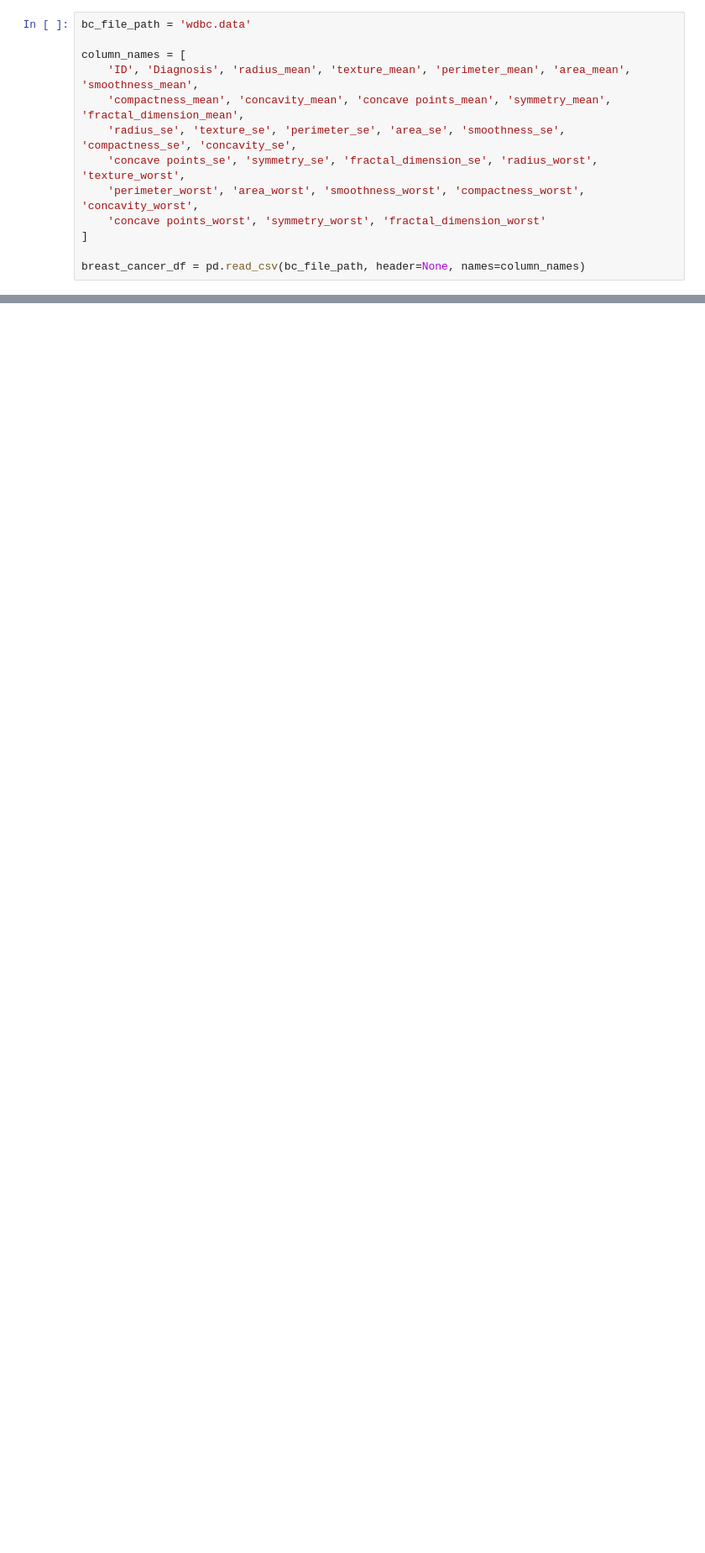
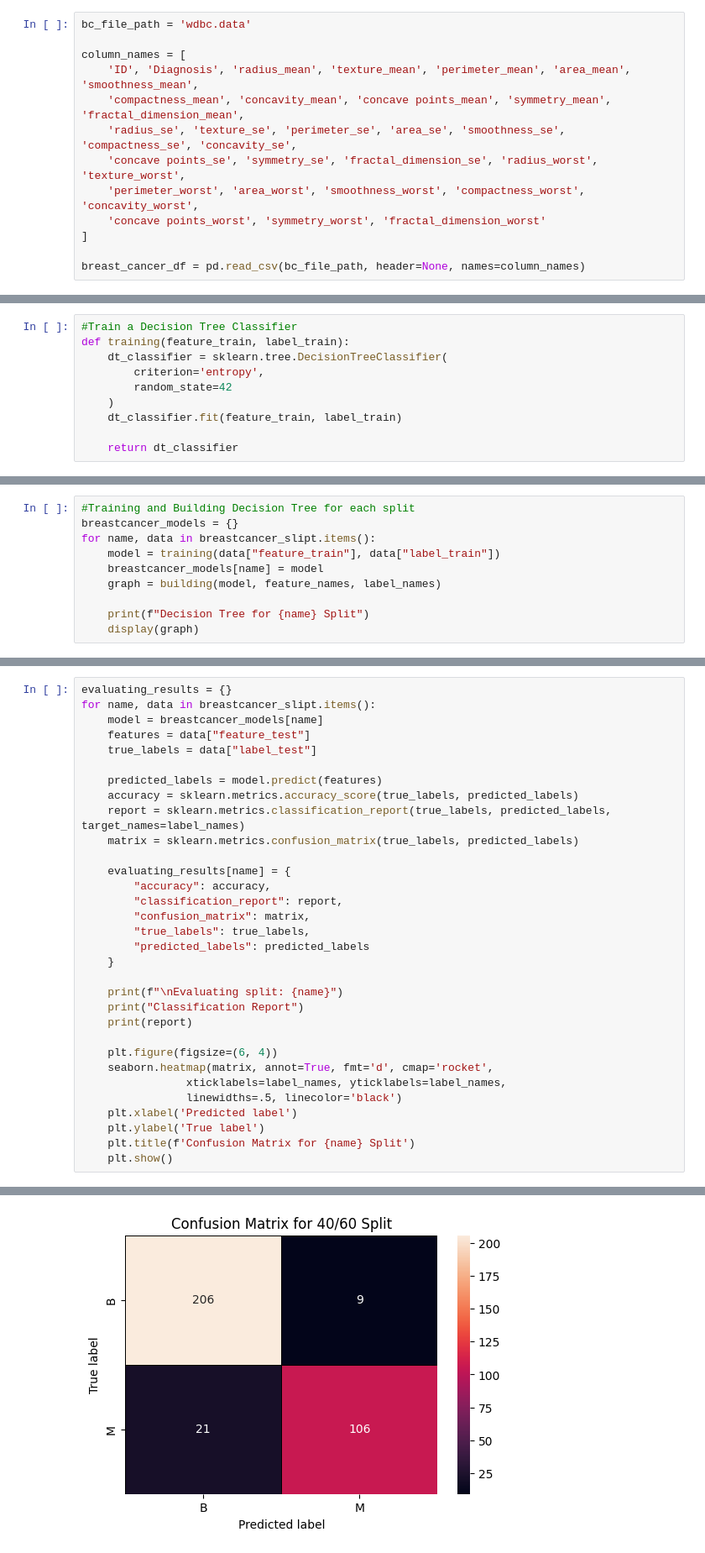
Before and after one commit to KiyoshiKoii/Project-03-DecisionTree-IntroductionToAI-HCMUS-23CLC09, a Jupyter notebook: BreastCancer.ipynb, the cells around one changed output, grey strips where cells are left out. Shown at 84% size. Cells and saved outputs as stored; diff of their text form; blank space fills up the shorter version.

Commit message:
Update 2.2 and 2.3 for Breast Cancer

```diff
--- a/BreastCancer.ipynb
+++ b/BreastCancer.ipynb
@@ -100,0 +95,10 @@ visualize_data(lists, plot_pie_labels, "Breast Cancer Data Distribution")
+# %%
+#Train a Decision Tree Classifier
+def training(feature_train, label_train):
+    dt_classifier = sklearn.tree.DecisionTreeClassifier(
+        criterion='entropy',
+        random_state=42
+    )
+    dt_classifier.fit(feature_train, label_train)
+
+    return dt_classifier
@@ -100,0 +119,10 @@ visualize_data(lists, plot_pie_labels, "Breast Cancer Data Distribution")
+# %%
+#Training and Building Decision Tree for each split
+breastcancer_models = {}
+for name, data in breastcancer_slipt.items():
+    model = training(data["feature_train"], data["label_train"])
+    breastcancer_models[name] = model
+    graph = building(model, feature_names, label_names)
+
+    print(f"Decision Tree for {name} Split")
+    display(graph)
@@ -100,0 +140,33 @@ visualize_data(lists, plot_pie_labels, "Breast Cancer Data Distribution")
+# %%
+evaluating_results = {}
+for name, data in breastcancer_slipt.items():
+    model = breastcancer_models[name]
+    features = data["feature_test"]
+    true_labels = data["label_test"]
+
+    predicted_labels = model.predict(features)
+    accuracy = sklearn.metrics.accuracy_score(true_labels, predicted_labels)
+    report = sklearn.metrics.classification_report(true_labels, predicted_labels, target_names=label_names)
+    matrix = sklearn.metrics.confusion_matrix(true_labels, predicted_labels)
+
+    evaluating_results[name] = {
+        "accuracy": accuracy,
+        "classification_report": report,
+        "confusion_matrix": matrix,
+        "true_labels": true_labels,
+        "predicted_labels": predicted_labels
+    }
+
+    print(f"\nEvaluating split: {name}")
+    print("Classification Report")
+    print(report)
+
+    plt.figure(figsize=(6, 4))
+    seaborn.heatmap(matrix, annot=True, fmt='d', cmap='rocket',
+                xticklabels=label_names, yticklabels=label_names,
+                linewidths=.5, linecolor='black')
+    plt.xlabel('Predicted label')
+    plt.ylabel('True label')
+    plt.title(f'Confusion Matrix for {name} Split')
+    plt.show()
+# %% [output]
@@ -100,0 +183 @@ visualize_data(lists, plot_pie_labels, "Breast Cancer Data Distribution")
+[figure, added]
```
Also changed, not shown: parts of 12 cells of this notebook, 1 other file.
